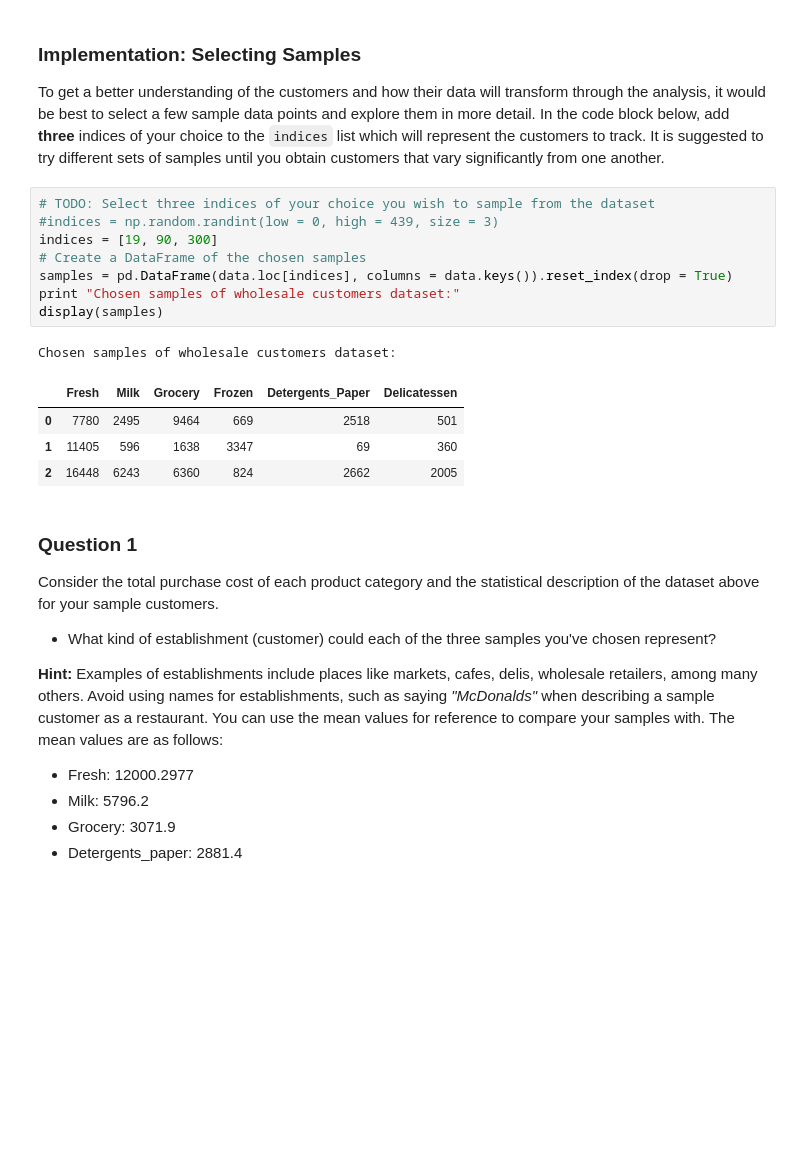
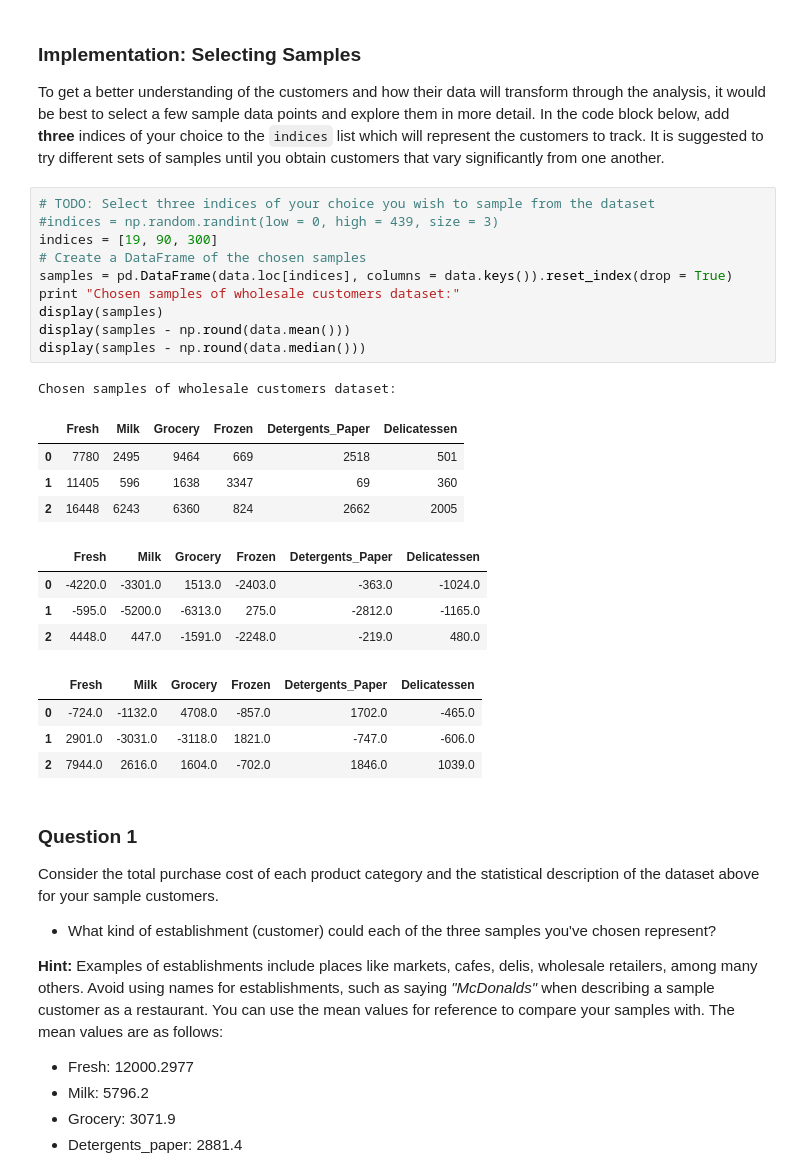
Before and after one commit to ralphxiu/machine-learning, a Jupyter notebook: projects/customer_segments/customer_segments.ipynb, the cells around one changed output. Saved outputs shown, nothing was run; the diff lists cells and outputs as text; blank space fills up the shorter version.

```diff
--- a/projects/customer_segments/customer_segments.ipynb
+++ b/projects/customer_segments/customer_segments.ipynb
@@ -61,17 +61,27 @@ To get a better understanding of the customers and how their data will transform
 # %%
 # TODO: Select three indices of your choice you wish to sample from the dataset
 #indices = np.random.randint(low = 0, high = 439, size = 3)
 indices = [19, 90, 300]
 # Create a DataFrame of the chosen samples
 samples = pd.DataFrame(data.loc[indices], columns = data.keys()).reset_index(drop = True)
 print "Chosen samples of wholesale customers dataset:"
 display(samples)
+display(samples - np.round(data.mean()))
+display(samples - np.round(data.median()))
 # %% [output]
 Chosen samples of wholesale customers dataset:
 |  | Fresh | Milk | Grocery | Frozen | Detergents_Paper | Delicatessen |
 | 0 | 7780 | 2495 | 9464 | 669 | 2518 | 501 |
 | 1 | 11405 | 596 | 1638 | 3347 | 69 | 360 |
 | 2 | 16448 | 6243 | 6360 | 824 | 2662 | 2005 |
+|  | Fresh | Milk | Grocery | Frozen | Detergents_Paper | Delicatessen |
+| 0 | -4220.0 | -3301.0 | 1513.0 | -2403.0 | -363.0 | -1024.0 |
+| 1 | -595.0 | -5200.0 | -6313.0 | 275.0 | -2812.0 | -1165.0 |
+| 2 | 4448.0 | 447.0 | -1591.0 | -2248.0 | -219.0 | 480.0 |
+|  | Fresh | Milk | Grocery | Frozen | Detergents_Paper | Delicatessen |
+| 0 | -724.0 | -1132.0 | 4708.0 | -857.0 | 1702.0 | -465.0 |
+| 1 | 2901.0 | -3031.0 | -3118.0 | 1821.0 | -747.0 | -606.0 |
+| 2 | 7944.0 | 2616.0 | 1604.0 | -702.0 | 1846.0 | 1039.0 |
 # %% [markdown]
 ### Question 1
 Consider the total purchase cost of each product category and the statistical description of the dataset above for your sample customers.
```
Also changed, not shown: parts of 7 cells of this notebook, 1 other file.
